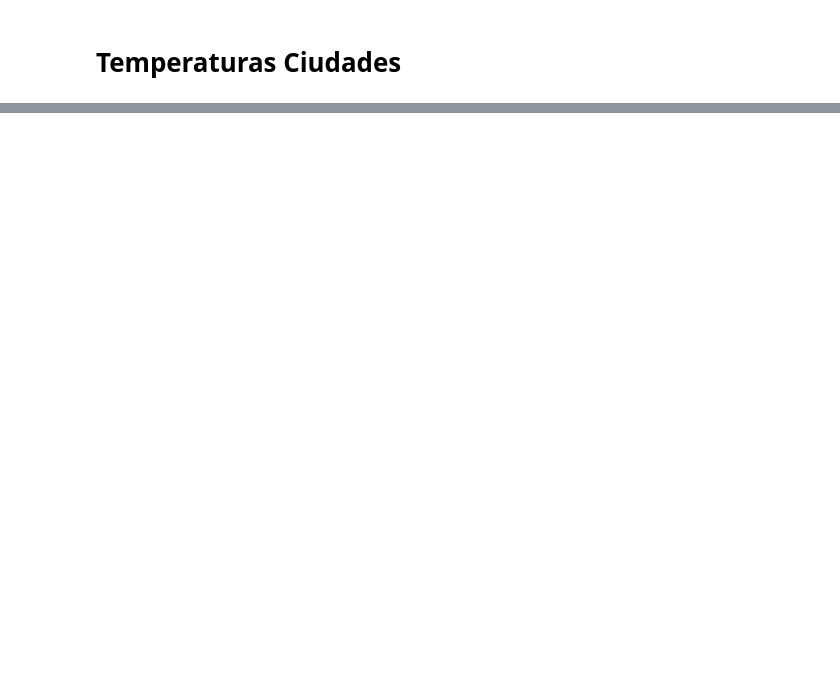
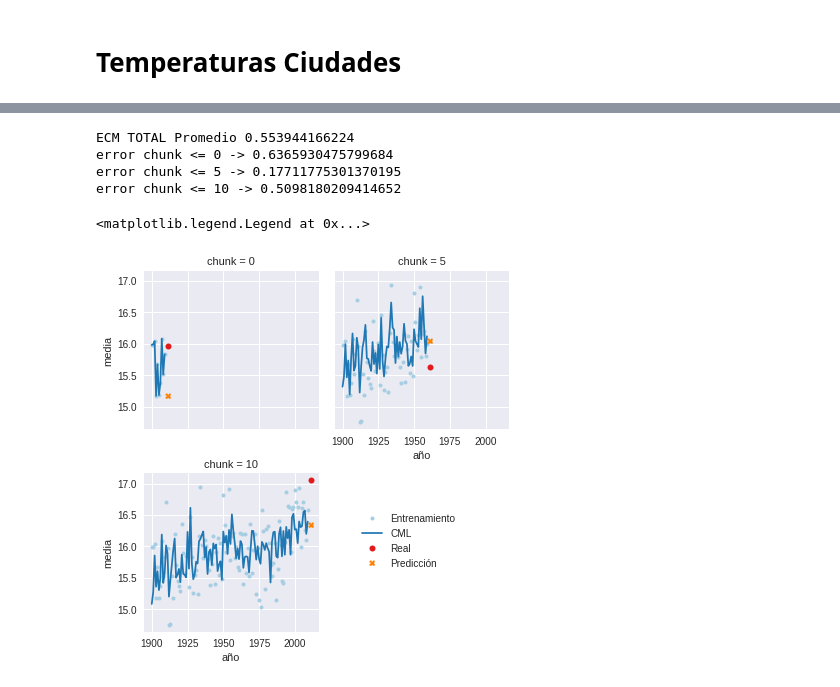
Before and after one commit to smcsicardi/metnum-tp3, a Jupyter notebook: temperaturas ciudades.ipynb, the cells around one changed output, grey strips where cells are left out. Saved outputs shown, nothing was run; the diff lists cells and outputs as text; code cells hidden in the pictures; blank space fills up the shorter version.

```diff
--- a/temperaturas ciudades.ipynb
+++ b/temperaturas ciudades.ipynb
@@ -216,6 +213,58 @@ fechasT, xsT, ysT, resXST, fechasP, xsP, ysP, resXSP = resolver(dfCity, dfe, 197
 #plt.title('{} | ECM = {} '.format("Predecir "+ listCitiesWest[idxCity], 'lol') )
 #plt.legend()
 #plt.show()
+# %%
+# TEST
+# Pruebo si puedo predecir la ciudad del oeste 'El Paso' con las del Este.
+# Desde 1900 hasta 2010 tomando chunks de 10 años y prediciendo el siguiente.
+# Variables -> avg, altitude, year
+# funcion lineal
+
+ciudadWest = 'El Paso'
+dfCity = groupByCitiesW.get_group(ciudadWest)
+dfe = dfE.copy(deep=True)
+funcion = lambda xs: [xs[i] for i in range(len(xs))] + [1]
+
+dicChunks = calcularDatosEnChunks(dfCity, dfe, 1900, 10, 2010, 1, funcion)
+
+df2 = pd.DataFrame(dicChunks).T
+df2.columns = ['fechasT', 'xsT', 'ysT', 'resXST', 'fechasP', 'xsP', 'ysP', 'resXSP']
+
+# Agrego una columna de enteros al dataframe para poder pasarsela al facetGrid sino tira error
+df2.sort_values(['fechasP'], inplace=True)
+chunkList = []
+for i in range(len(list(df2['fechasP']))):
+    chunkList.append(i)
+df2['chunk'] = chunkList
+
+# Calculo el ECM Promedio de todos
+dicECM = calcularDatosEnChunks(dfCity, dfe, 1900, 1, 2010, 1, funcion)
+ecmProm = 0
+for k,v in dicECM.items():
+    ecmProm += ecm(v[7], v[6])
+ecmProm = ecmProm/len(dicECM)
+print("ECM TOTAL Promedio", ecmProm)
+
+#PARA IMPRIMIR LOS 10 CHUNKS
+#l = sns.FacetGrid(df2, col="chunk", col_wrap=4, size=3)
+
+#ESTAS LINEAS HACEN QUE SE IMPRIMAN SOLO 3 CHUNKS 0, 5 Y 10
+dfChunks0510 = pd.concat([df2[df2['chunk'] == 0 ], df2[df2['chunk'] == 5], df2[df2['chunk'] == 10]])
+l = sns.FacetGrid(dfChunks0510, col="chunk", col_wrap=2, size=3)
+
+
+#ESTAS LINEAS SIRVEN PARA AMBAS IMPRESIONES
+l.map_dataframe(funcForPlot, 'fechasT', 'resXST').set_xlabels('año').set_ylabels('media')
+#si add_legend() no esta despues de map_dataframe() no lo agrega
+#l.add_legend()
+plt.legend(bbox_to_anchor=(1.2, 0.8))
+# %% [output]
+ECM TOTAL Promedio 0.553944166224
+error chunk <= 0 -> 0.6365930475799684
+error chunk <= 5 -> 0.17711775301370195
+error chunk <= 10 -> 0.5098180209414652
+<matplotlib.legend.Legend at 0x...>
+[figure, added]
 # %%
 # TEST
 # Pruebo si puedo predecir la ciudad del oeste 'El Paso' con las del Este.
```
Also changed, not shown: parts of 14 cells of this notebook.
